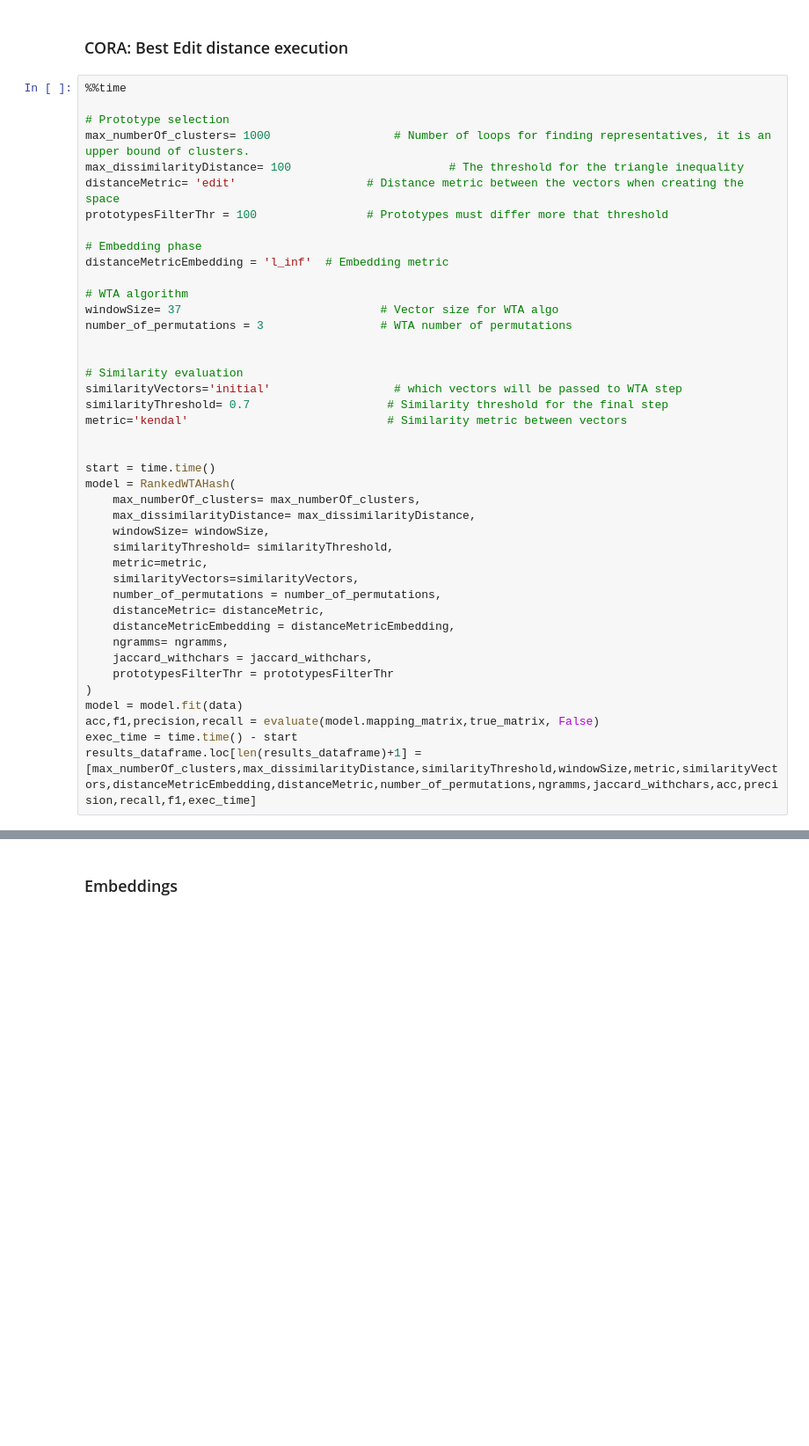
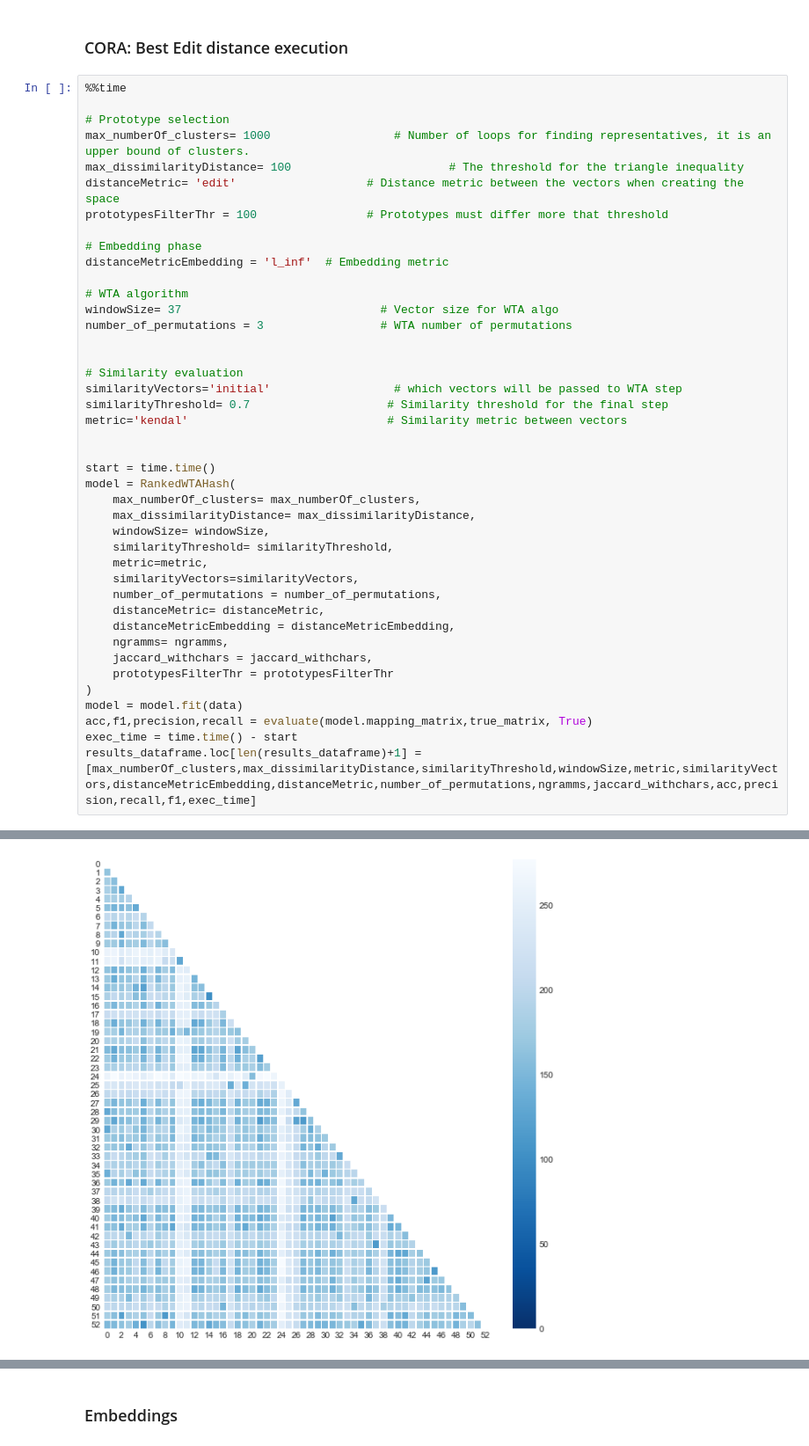
Before and after one commit to Nikoletos-K/WinnER, a Jupyter notebook: EntireDatasetJupyter-Current.ipynb, the cells around one changed output, grey strips where cells are left out. Shown at 88% size. Drawn from its saved outputs; the diff is of its cells as text; blank space fills up the shorter version.

```diff
--- a/EntireDatasetJupyter-Current.ipynb
+++ b/EntireDatasetJupyter-Current.ipynb
@@ -1556,6 +1518,7 @@ model = RankedWTAHash(
     prototypesFilterThr = prototypesFilterThr
 )
 model = model.fit(data)
-acc,f1,precision,recall = evaluate(model.mapping_matrix,true_matrix, False)
+acc,f1,precision,recall = evaluate(model.mapping_matrix,true_matrix, True)
 exec_time = time.time() - start
 results_dataframe.loc[len(results_dataframe)+1] = [max_numberOf_clusters,max_dissimilarityDistance,similarityThreshold,windowSize,metric,similarityVectors,distanceMetricEmbedding,distanceMetric,number_of_permutations,ngramms,jaccard_withchars,acc,precision,recall,f1,exec_time]
+# %% [output]
@@ -1561,0 +1542 @@ results_dataframe.loc[len(results_dataframe)+1] = [max_numberOf_clusters,max_dis
+[figure, added]
```
Also changed, not shown: parts of 11 cells of this notebook.
